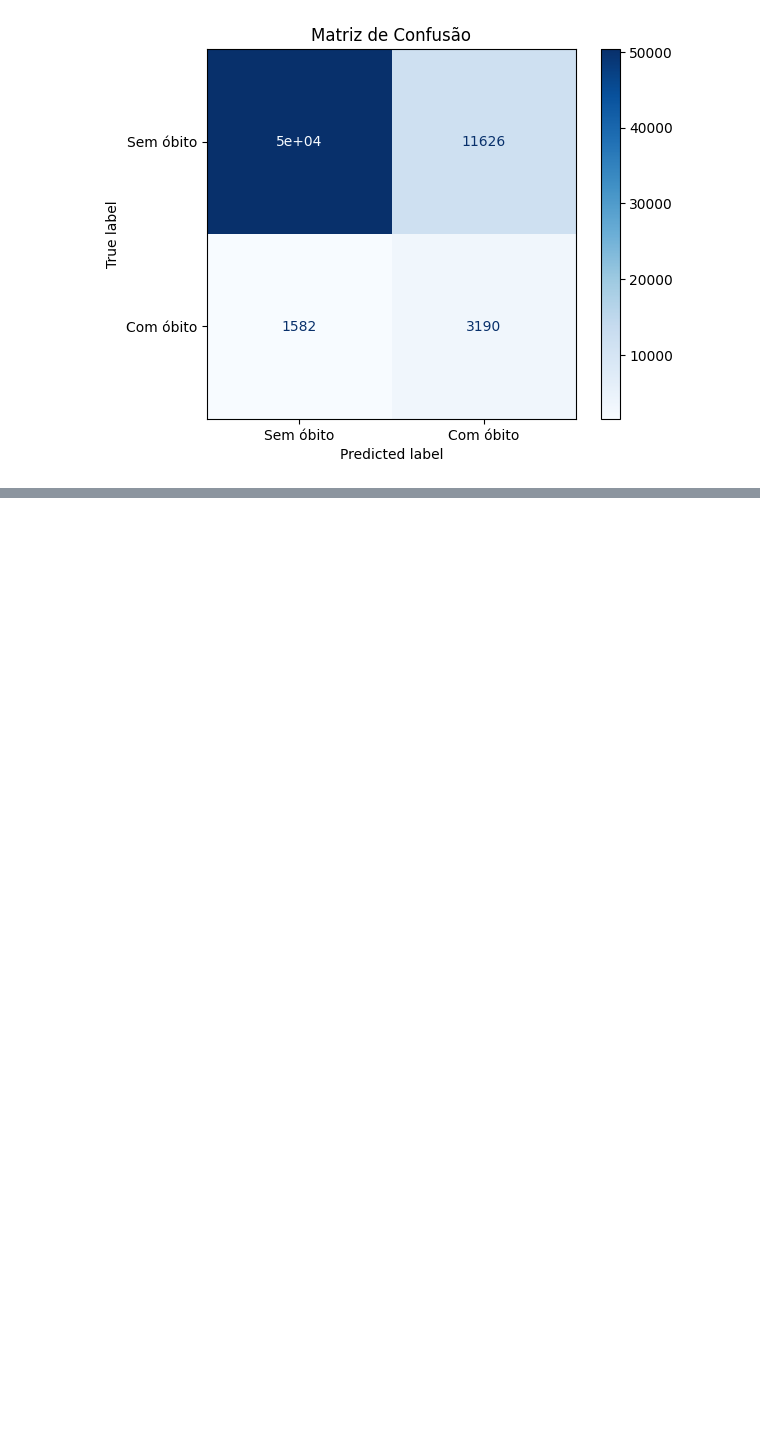
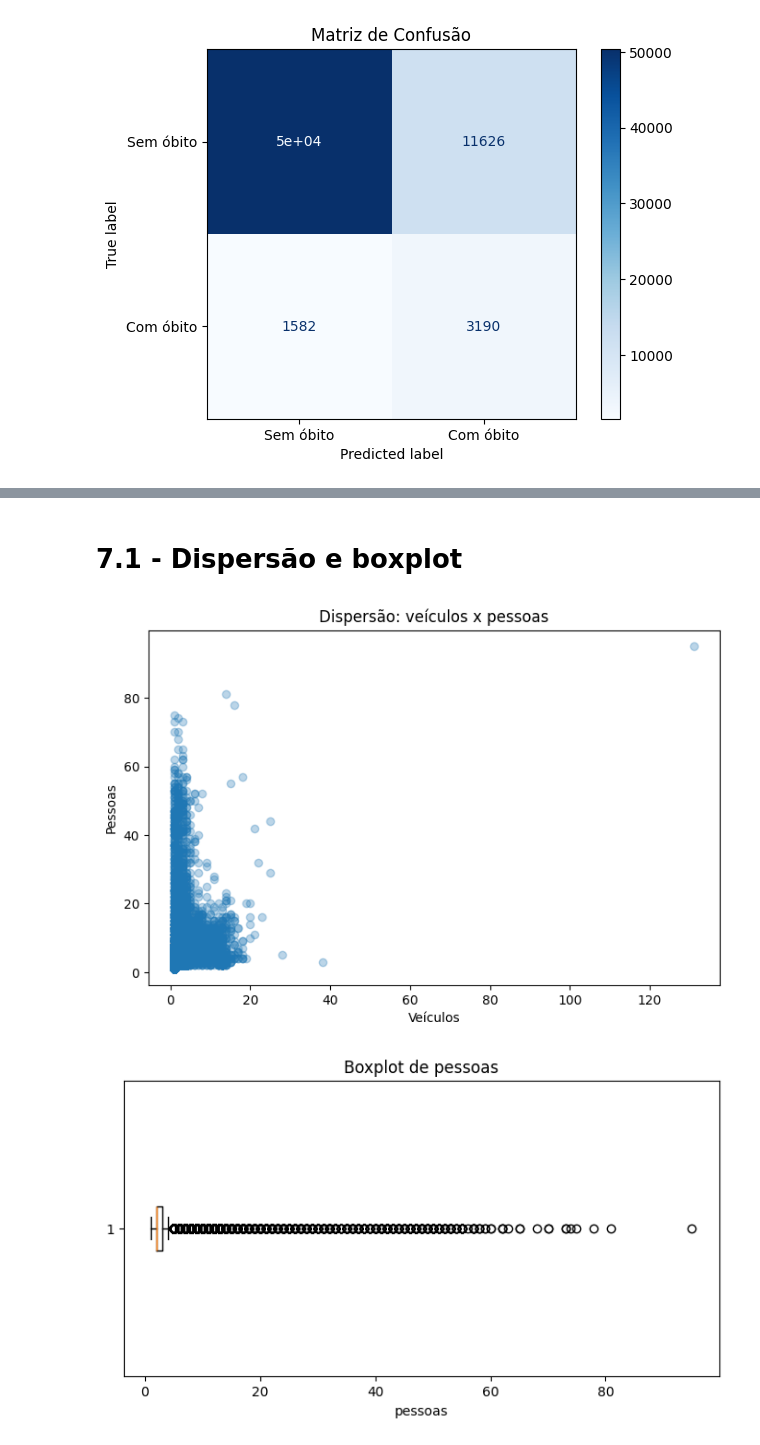
Before and after one commit to luticaa/DATA_INTEGRATION_FEATURE_ENG, a Jupyter notebook: timelinedatatran.ipynb, the cells around one changed output, grey strips where cells are left out. Cells and saved outputs as stored; diff of their text form; code cells hidden in the pictures; blank space fills up the shorter version.

```diff
--- a/timelinedatatran.ipynb
+++ b/timelinedatatran.ipynb
@@ -564,0 +576,19 @@ resultado.head(20)
+# %% [markdown]
+# 7.1 - **Dispersão e boxplot**
+# %%
+plt.figure(figsize=(8, 5))
+plt.scatter(df_ml["veiculos"], df_ml["pessoas"], alpha=0.3)
+plt.title("Dispersão: veículos x pessoas")
+plt.xlabel("Veículos")
+plt.ylabel("Pessoas")
+plt.show()
+
+for col in colunas_outliers:
+    plt.figure(figsize=(8, 4))
+    plt.boxplot(df_ml[col].dropna(), vert=False)
+    plt.title(f"Boxplot de {col}")
+    plt.xlabel(col)
+    plt.show()
+# %% [output]
+[figure, added]
+[figure, added]
```
Also changed, not shown: parts of 16 cells of this notebook.
